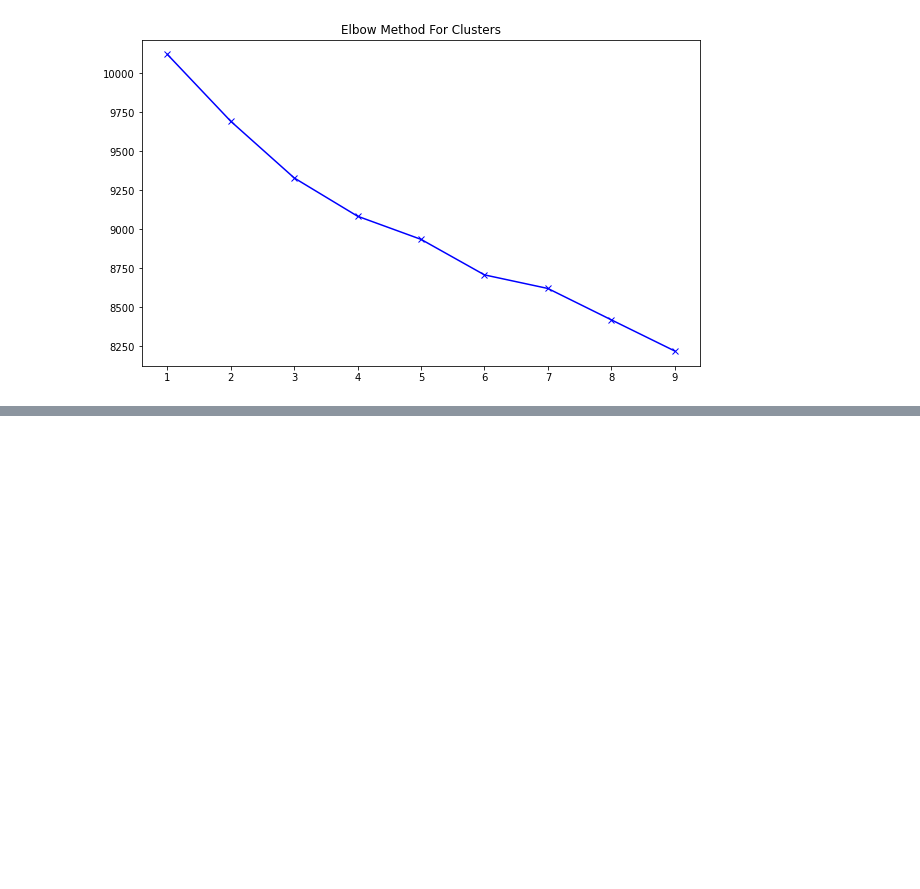
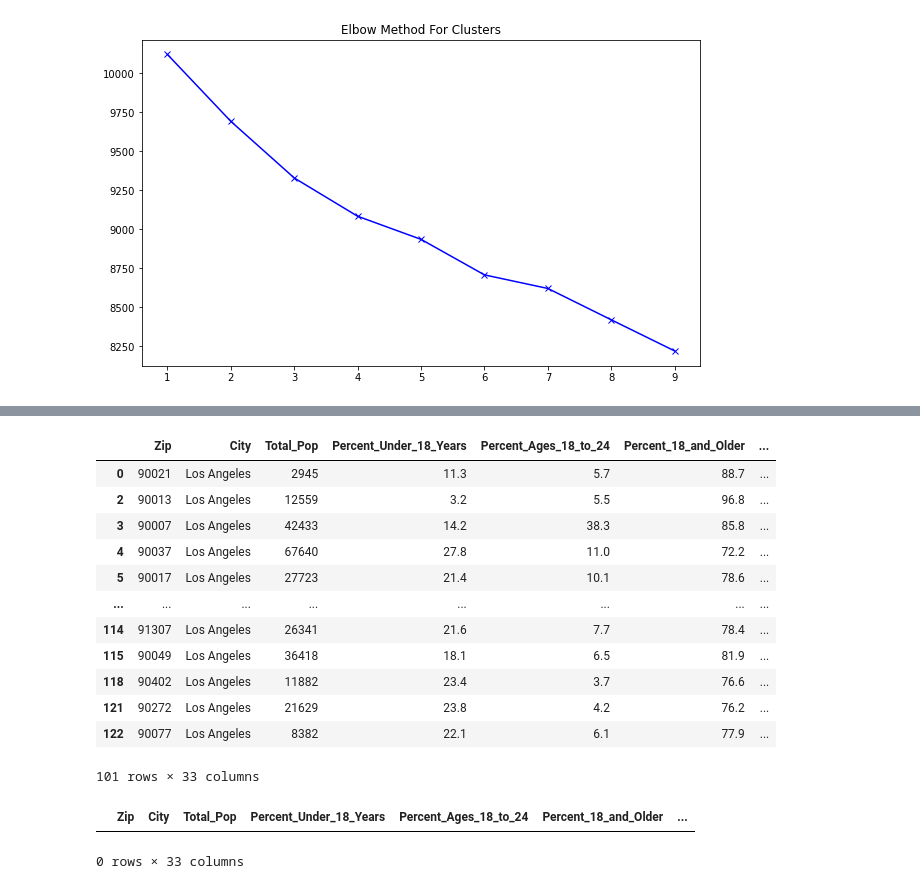
Before and after one commit to MarcLeslie/23-Final_Project, a Jupyter notebook: ETL/ML_notebooks/venue_information.ipynb, the cells around one changed output, grey strips where cells are left out. Saved outputs shown, nothing was run; the diff lists cells and outputs as text; code cells hidden in the pictures; blank space fills up the shorter version.

Commit message:
Added kmeans to notebook

```diff
--- a/ETL/ML_notebooks/venue_information.ipynb
+++ b/ETL/ML_notebooks/venue_information.ipynb
@@ -17,6 +19,7 @@ from api_keys import client_id, client_secret
 # %%
 zipCSVPath = '../../data/Zip_Code_Data.csv'
 zipDF = pd.read_csv(zipCSVPath)
+zipDF['Zip'] = zipDF['Zip'].astype(str)
 zipDF.head()
 # %% [output]
 |  | Zip | LAT | LNG | Num_Disp | City | Total_Pop | Percent_Under_18_Years | Percent_Ages_18_to_24 | ... |
@@ -180,7 +184,7 @@ def getMostCommonVenues(row, numTopVenues):
     return rowCategoriesSrt.index.values[0:numTopVenues]
 # %%
 # Creates the dataframe with the top n common venues
-numTopVenues = 20
+numTopVenues = 10
 
 indicators = ['st', 'nd', 'rd']
 
@@ -228,3 +231,12 @@ plt.title('Elbow Method For Clusters')
 1 2 3 4 5 6 7 8 9
 Text(0.5, 1.0, 'Elbow Method For Clusters')
 [figure]
+# %%
+# Number of clusters
+ks = 6
+
+# Run Kmeans
+kmeans = KMeans(n_clusters=ks).fit(pivotClustering)
+
+# check cluster labels generated for each row in the dataframe
+kmeans.labels_[0:10]
@@ -230,0 +245,10 @@ Text(0.5, 1.0, 'Elbow Method For Clusters')
+# %%
+# Cluster labels
+laVenuesSrt.insert(0, 'Cluster Labels', kmeans.labels_)
+
+laDFMerged = laDF
+
+# merge madrid_grouped with df_madrid to add latitude/longitude for each neighbourhood
+laDFMerged = laDFMerged.join(laVenuesSrt.set_index('Zip'), on='Zip')
+
+laDFMerged.head()
@@ -230,0 +263,21 @@ Text(0.5, 1.0, 'Elbow Method For Clusters')
+# %%
+laDFMerged.loc[laDFMerged['Cluster Labels'] == 0, laDFMerged.columns[[0] + list(range(4, laDFMerged.shape[1]))]]
+# %% [output]
+|  | Zip | City | Total_Pop | Percent_Under_18_Years | Percent_Ages_18_to_24 | Percent_18_and_Older | ... |
+| 0 | 90021 | Los Angeles | 2945 | 11.3 | 5.7 | 88.7 | ... |
+| 2 | 90013 | Los Angeles | 12559 | 3.2 | 5.5 | 96.8 | ... |
+| 3 | 90007 | Los Angeles | 42433 | 14.2 | 38.3 | 85.8 | ... |
+| 4 | 90037 | Los Angeles | 67640 | 27.8 | 11.0 | 72.2 | ... |
+| 5 | 90017 | Los Angeles | 27723 | 21.4 | 10.1 | 78.6 | ... |
+| ... | ... | ... | ... | ... | ... | ... | ... |
+| 114 | 91307 | Los Angeles | 26341 | 21.6 | 7.7 | 78.4 | ... |
+| 115 | 90049 | Los Angeles | 36418 | 18.1 | 6.5 | 81.9 | ... |
+| 118 | 90402 | Los Angeles | 11882 | 23.4 | 3.7 | 76.6 | ... |
+| 121 | 90272 | Los Angeles | 21629 | 23.8 | 4.2 | 76.2 | ... |
+| 122 | 90077 | Los Angeles | 8382 | 22.1 | 6.1 | 77.9 | ... |
+101 rows × 33 columns
+# %%
+laDFMerged.loc[laDFMerged['Cluster Labels'] == 1, laDFMerged.columns[[0] + list(range(4, laDFMerged.shape[1]))]]
+# %% [output]
+|  | Zip | City | Total_Pop | Percent_Under_18_Years | Percent_Ages_18_to_24 | Percent_18_and_Older | ... |
+0 rows × 33 columns
```
Also changed, not shown: parts of 6 cells of this notebook, 1 other file.
